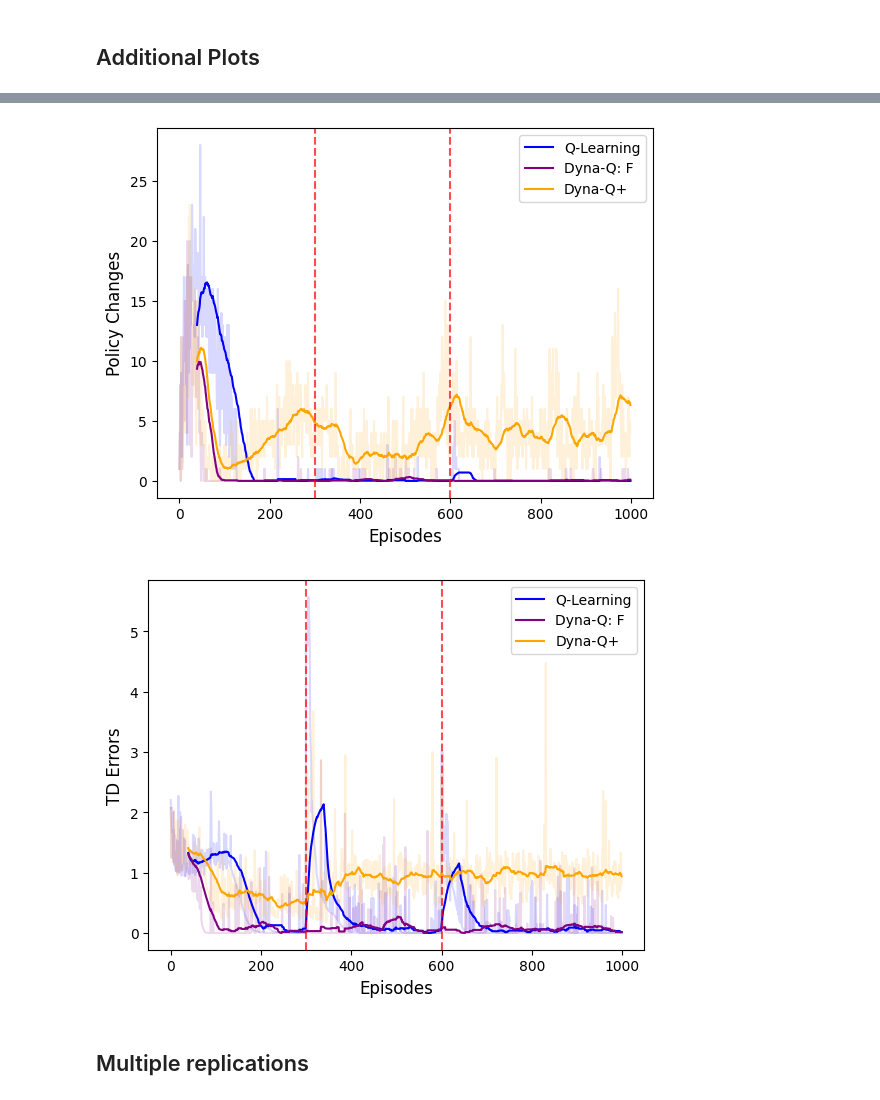
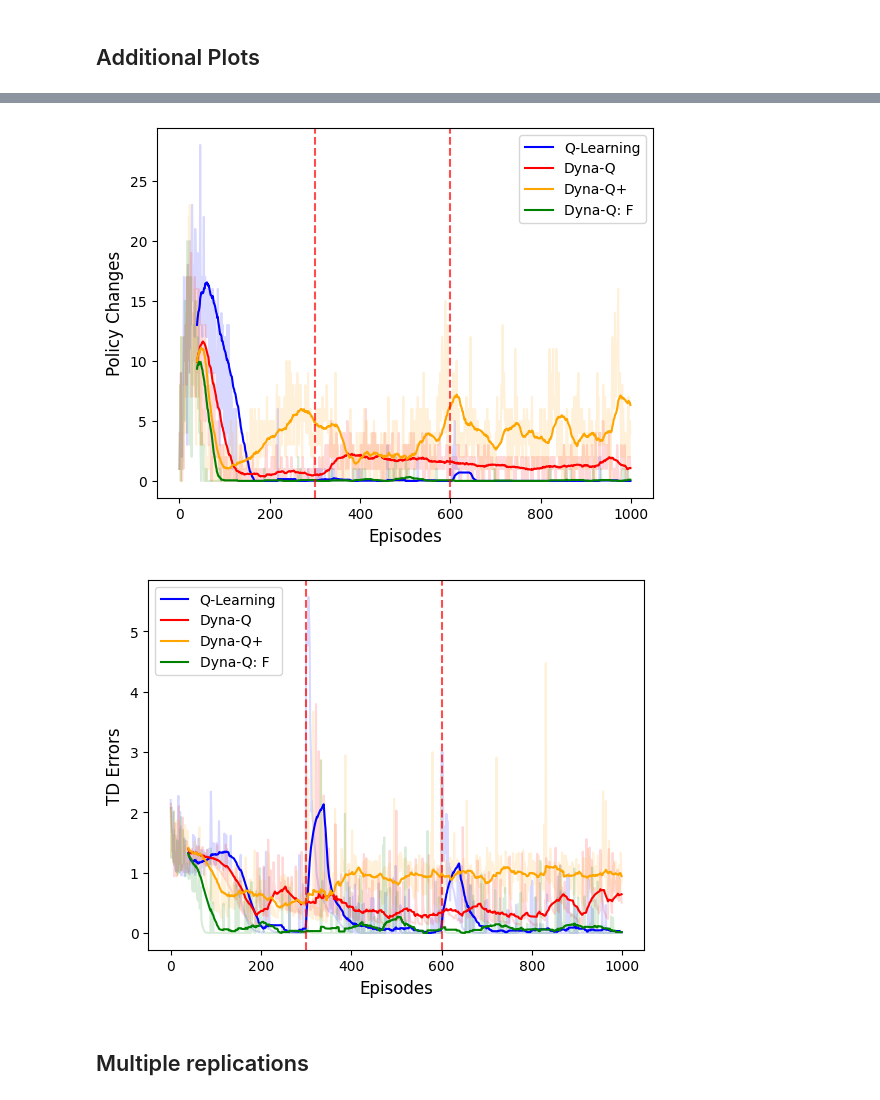
Before and after one commit to CassandraDurr/reinforcement-learning-adaptive, a Jupyter notebook: experiments.ipynb, the cells around one changed output, grey strips where cells are left out. Drawn from its saved outputs; the diff is of its cells as text; code cells hidden in the pictures.

Commit message:
Include vanilla Dyna-Q results

```diff
--- a/experiments.ipynb
+++ b/experiments.ipynb
@@ -150,8 +150,7 @@ def dyna_q(seed, plot=True):
         epsilon_decay="exponential",
         planning_steps=num_planning,
         prioritised_sweeping=False,
-        forgetting_threshold=forgetfulness,
-        learning_rate=learning_rate,
+        forgetful_bool=False,
     )
 
     # Run simulation
@@ -358,14 +418,14 @@ plot_density(data=data, xlabel="Episodic Rewards")
 # %%
 data = {
     "Q-Learning": simulator,
-    "Dyna-Q: F": sim_dyna,
-    # "Dyna-Q: F + PS": sim_dyna_sweep,
+    "Dyna-Q": sim_dyna,
     "Dyna-Q+": sim_dyna_plus,
+    "Dyna-Q: F": sim_dyna_forget,
 }
 save = True
 algorithms = list(data.keys())
 # %%
-colors = ["blue", "purple", "orange"]
+colors = ["blue", "red", "orange", "green"]
 algo_colours = {}
 for itm, algo in enumerate(algorithms):
     algo_colours[algo] = colors[itm]
@@ -440,5 +500,5 @@ plt.show()
-[figure, old version]
+[figure, new version]
-[figure, old version]
+[figure, new version]
 # %% [markdown]
 ## Multiple replications
 # %%
```
Also changed, not shown: parts of 9 cells of this notebook, 5 other files.
